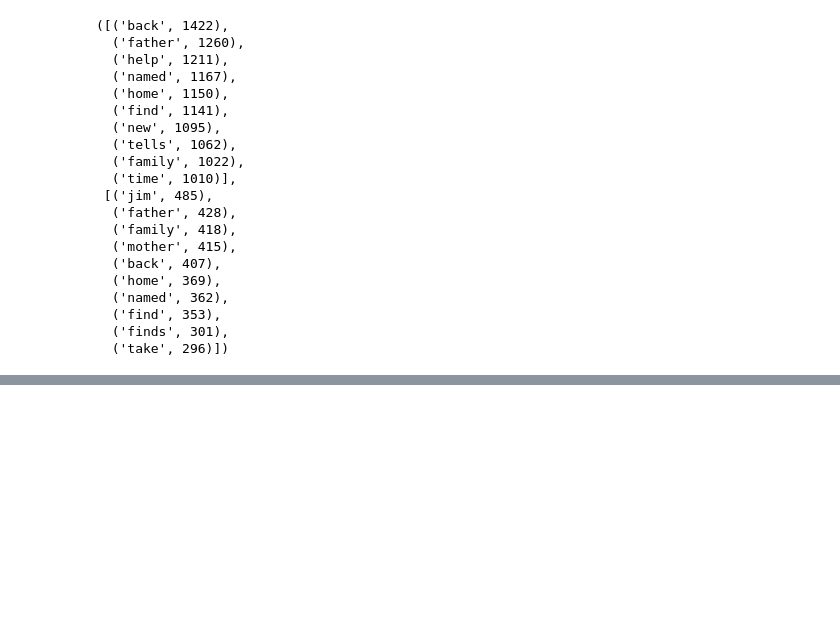
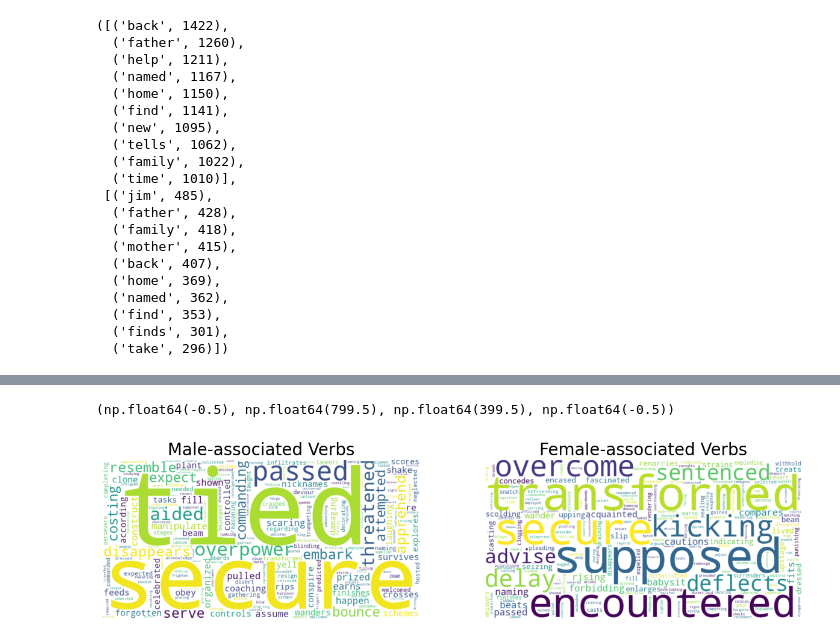
Before and after one commit to GermanButtiero/social_graph_assignment1, a Jupyter notebook: project/create_graph.ipynb, the cells around one changed output, grey strips where cells are left out. Saved outputs shown, nothing was run; the diff lists cells and outputs as text; code cells hidden in the pictures; blank space fills up the shorter version.

```diff
--- a/project/create_graph.ipynb
+++ b/project/create_graph.ipynb
@@ -184,3 +228,20 @@ plt.show()
+# %%
+cleaned_male_verbs = [verb for verb in male_verbs if verb not in mixed_verbs]
+cleaned_female_verbs = [verb for verb in female_verbs if verb not in mixed_verbs]
+male_wordcloud = WordCloud(width=800, height=400, background_color='white').generate(' '.join(cleaned_male_verbs))
+female_wordcloud = WordCloud(width=800, height=400, background_color='white').generate(' '.join(cleaned_female_verbs))
+plt.figure(figsize=(15, 7))
+plt.subplot(1, 2, 1)
+plt.title("Male-associated Verbs", size=20)
+plt.imshow(male_wordcloud, interpolation='bilinear')
+plt.axis('off')
+plt.subplot(1, 2, 2)
+plt.title("Female-associated Verbs", size=20)
+plt.imshow(female_wordcloud, interpolation='bilinear')
+plt.axis('off')
+# %% [output]
+(np.float64(-0.5), np.float64(799.5), np.float64(399.5), np.float64(-0.5))
+[figure, added]
 # %%
 from collections import Counter
 import numpy as np
```
Also changed, not shown: parts of 12 cells of this notebook.
